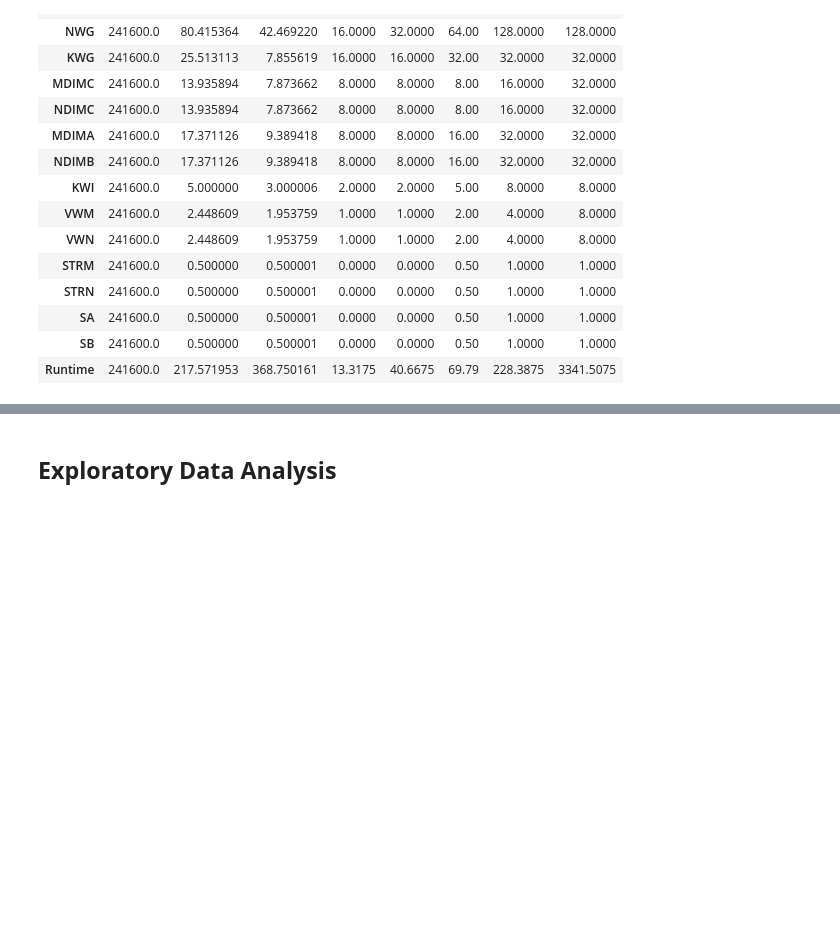
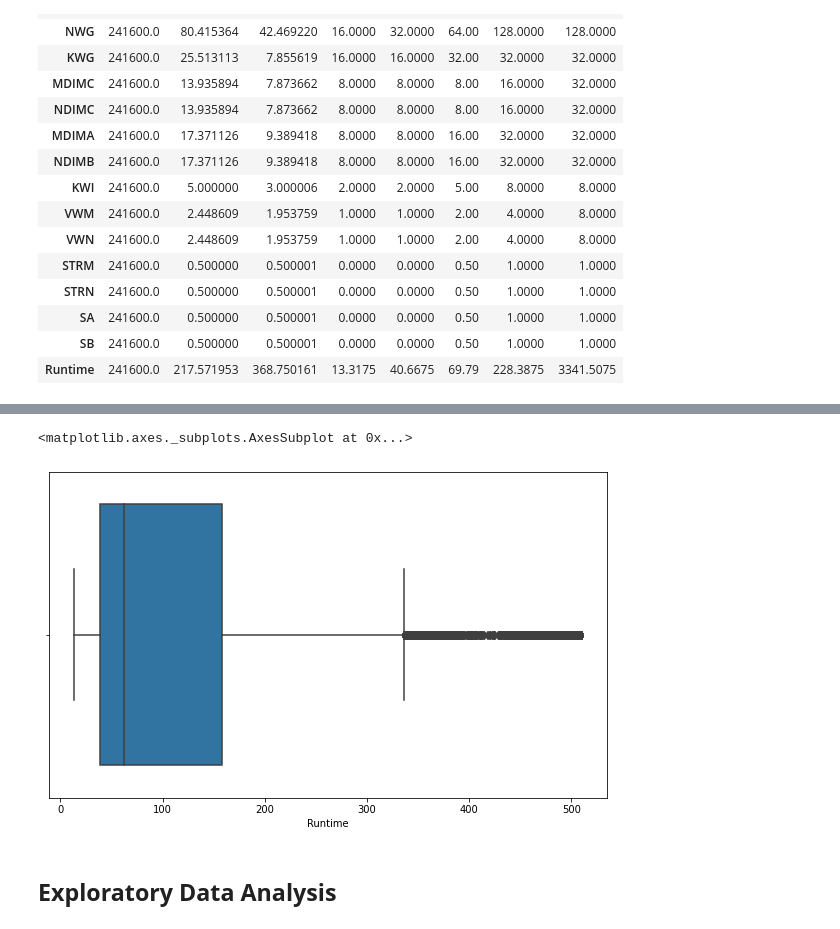
Before and after one commit to SAIKUMAR-AI/SGEMM-GPU-, a Jupyter notebook: SGEMM_GPU_Kernel_Performance.ipynb, the cells around one changed output, grey strips where cells are left out. Saved outputs shown, nothing was run; the diff lists cells and outputs as text; code cells hidden in the pictures; blank space fills up the shorter version.

```diff
--- a/SGEMM_GPU_Kernel_Performance.ipynb
+++ b/SGEMM_GPU_Kernel_Performance.ipynb
@@ -190,3 +248,9 @@ dataset.describe(include='all').T
+# %%
+plt.figure(figsize=(10,6))
+sns.boxplot(dataset['Runtime'])
+# %% [output]
+<matplotlib.axes._subplots.AxesSubplot at 0x...>
+[figure, added]
 # %% [markdown]
 ## **Exploratory Data Analysis**
 # %%
```
Also changed, not shown: parts of 14 cells of this notebook.
